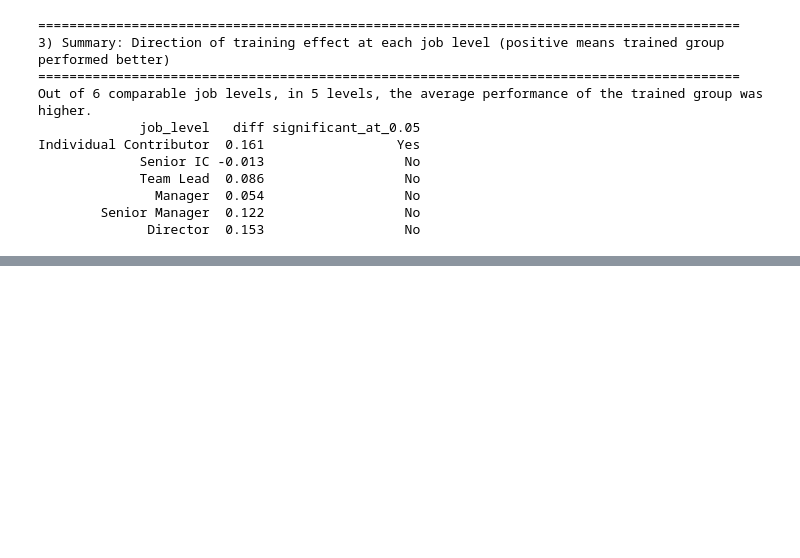
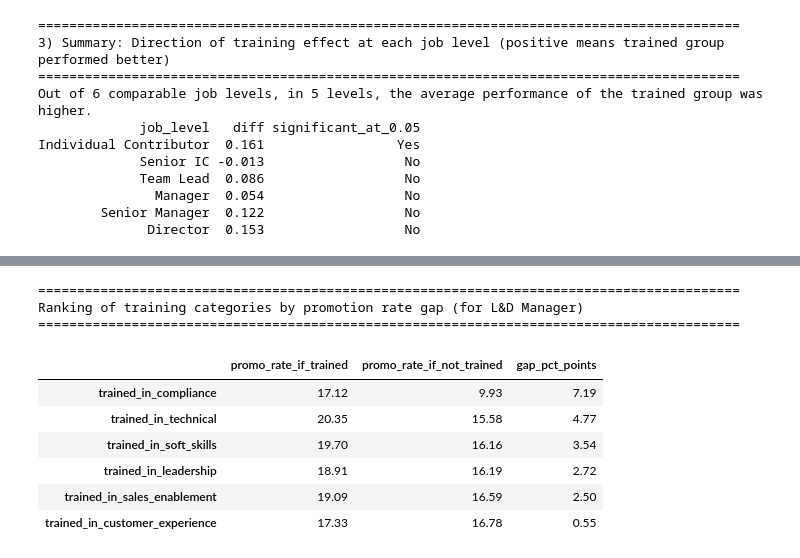
Before and after one commit to Sara-xv/Meridian-Group, a Jupyter notebook: EDA.ipynb, the cells around one changed output, grey strips where cells are left out. Cells and saved outputs as stored; diff of their text form; code cells hidden in the pictures; blank space fills up the shorter version.

```diff
--- a/EDA.ipynb
+++ b/EDA.ipynb
@@ -331,0 +385,25 @@ Individual Contributor  0.161                 Yes
+# %%
+print("=" * 90)
+print("Ranking of training categories by promotion rate gap (for L&D Manager)")
+print("=" * 90)
+
+if "promo_df" in dir():
+    promo_ranked = promo_df.copy()
+    promo_ranked["gap_pct_points"] = (
+        promo_ranked["promo_rate_if_trained"] - promo_ranked["promo_rate_if_not_trained"]
+    ).round(2)
+    promo_ranked = promo_ranked.sort_values("gap_pct_points", ascending=False)
+    display(promo_ranked)
+else:
+    print("Variable promo_df not found - make sure you've already run the Section 4 EDA cells.")
+# %% [output]
+==========================================================================================
+Ranking of training categories by promotion rate gap (for L&D Manager)
+==========================================================================================
+|  | promo_rate_if_trained | promo_rate_if_not_trained | gap_pct_points |
+| trained_in_compliance | 17.12 | 9.93 | 7.19 |
+| trained_in_technical | 20.35 | 15.58 | 4.77 |
+| trained_in_soft_skills | 19.70 | 16.16 | 3.54 |
+| trained_in_leadership | 18.91 | 16.19 | 2.72 |
+| trained_in_sales_enablement | 19.09 | 16.59 | 2.50 |
+| trained_in_customer_experience | 17.33 | 16.78 | 0.55 |
```
Also changed, not shown: parts of 7 cells of this notebook, 2 other files.
